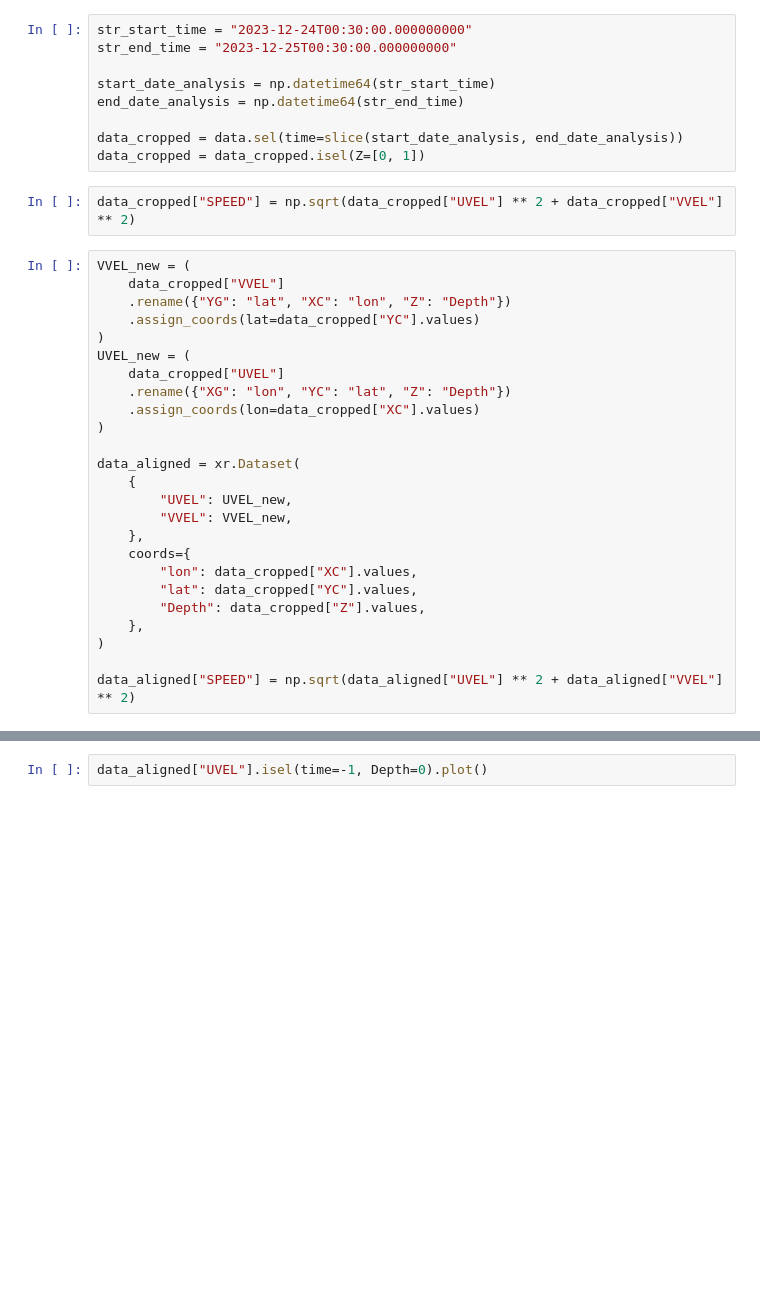
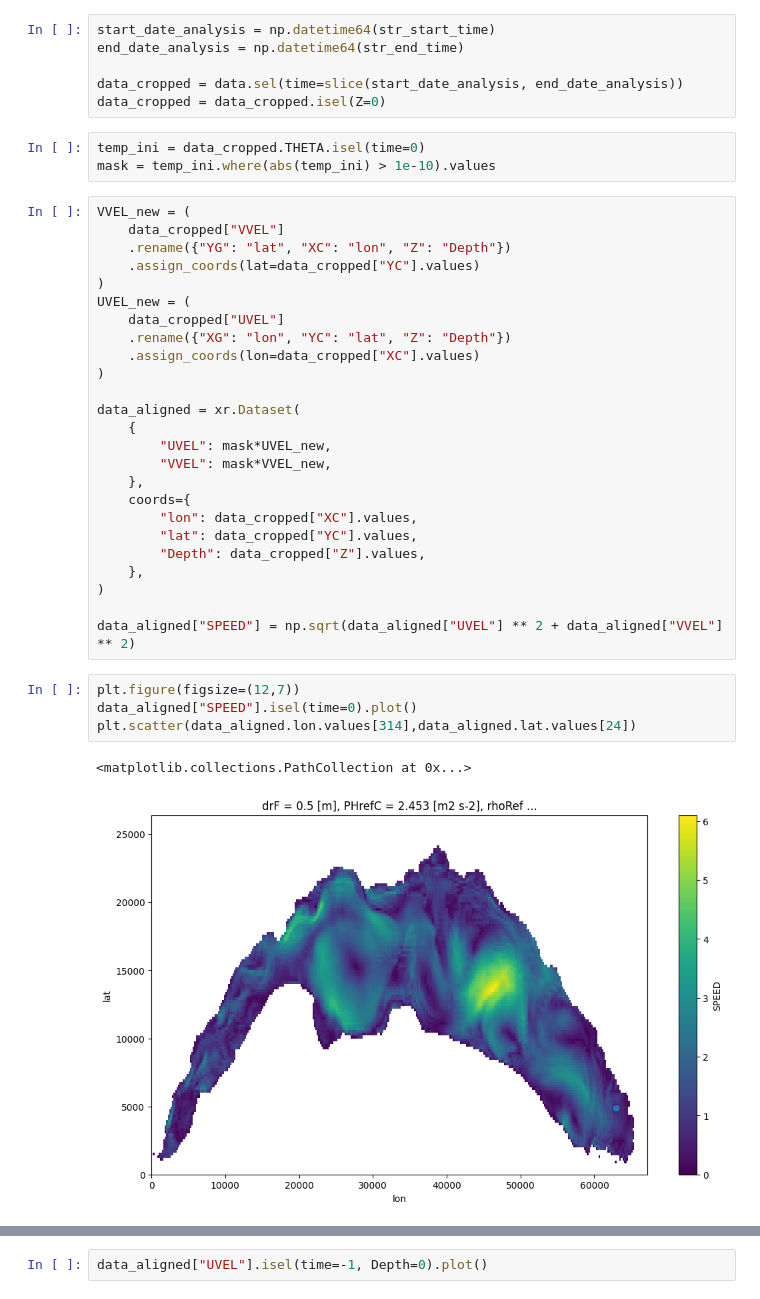
Before and after one commit to leroquan/eddytools, a Jupyter notebook: run_eddytools_nencioli.ipynb, the cells around one changed output, grey strips where cells are left out. Drawn from its saved outputs; the diff is of its cells as text; blank space fills up the shorter version.

```diff
--- a/run_eddytools_nencioli.ipynb
+++ b/run_eddytools_nencioli.ipynb
@@ -27,14 +26,12 @@ data = xm.open_mdsdataset(
 # %%
-str_start_time = "2023-12-24T00:30:00.000000000"
-str_end_time = "2023-12-25T00:30:00.000000000"
-
 start_date_analysis = np.datetime64(str_start_time)
 end_date_analysis = np.datetime64(str_end_time)
 
 data_cropped = data.sel(time=slice(start_date_analysis, end_date_analysis))
-data_cropped = data_cropped.isel(Z=[0, 1])
+data_cropped = data_cropped.isel(Z=0)
-# %%
-data_cropped["SPEED"] = np.sqrt(data_cropped["UVEL"] ** 2 + data_cropped["VVEL"] ** 2)
+# %%
+temp_ini = data_cropped.THETA.isel(time=0)
+mask = temp_ini.where(abs(temp_ini) > 1e-10).values
 # %%
 VVEL_new = (
     data_cropped["VVEL"]
@@ -49,8 +46,8 @@ UVEL_new = (
 
 data_aligned = xr.Dataset(
     {
-        "UVEL": UVEL_new,
-        "VVEL": VVEL_new,
+        "UVEL": mask*UVEL_new,
+        "VVEL": mask*VVEL_new,
     },
     coords={
         "lon": data_cropped["XC"].values,
@@ -60,3 +57,10 @@ data_aligned = xr.Dataset(
 )
 
 data_aligned["SPEED"] = np.sqrt(data_aligned["UVEL"] ** 2 + data_aligned["VVEL"] ** 2)
+# %%
+plt.figure(figsize=(12,7))
+data_aligned["SPEED"].isel(time=0).plot()
+plt.scatter(data_aligned.lon.values[314],data_aligned.lat.values[24])
+# %% [output]
+<matplotlib.collections.PathCollection at 0x...>
+[figure, added]
```
Also changed, not shown: parts of 30 cells of this notebook, 1 other file.
